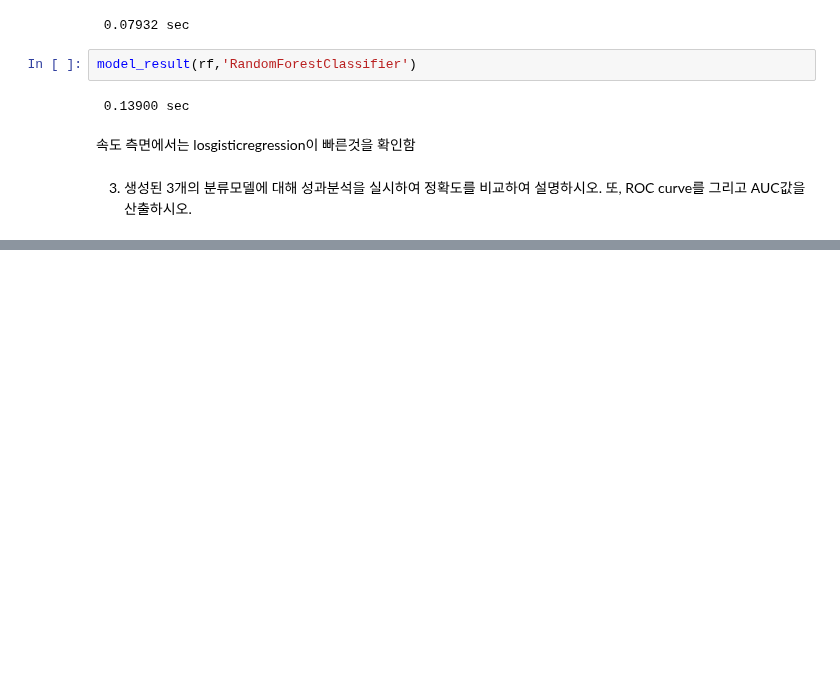
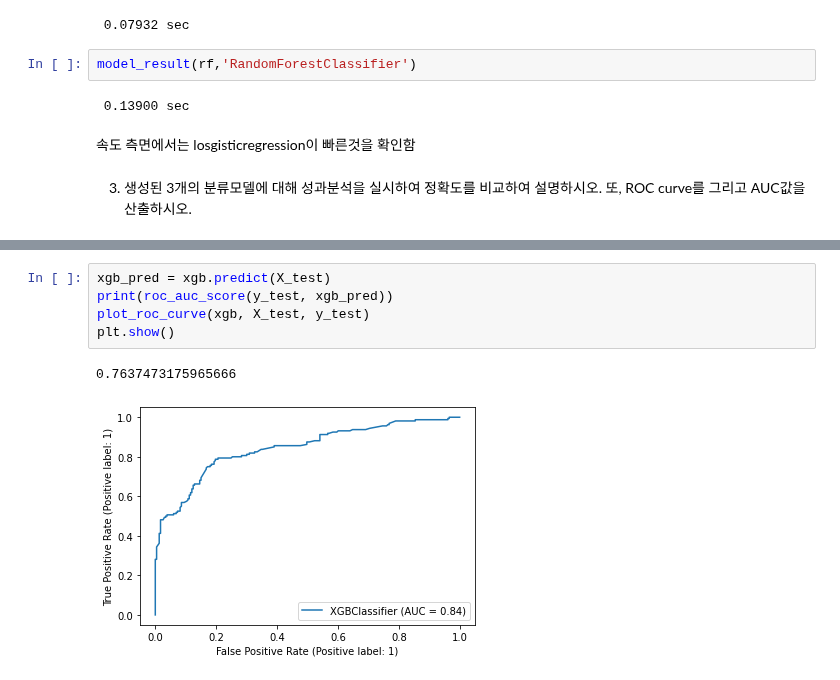
Before and after one commit to suhyehye/ADP-study, a Jupyter notebook: 03.모의고사/데이터에듀/2회/2. 정형데이터마이닝.ipynb, the cells around one changed output, grey strips where cells are left out. Saved outputs shown, nothing was run; the diff lists cells and outputs as text; blank space fills up the shorter version.

```diff
--- a/03.모의고사/데이터에듀/2회/2. 정형데이터마이닝.ipynb
+++ b/03.모의고사/데이터에듀/2회/2. 정형데이터마이닝.ipynb
@@ -184,0 +197,8 @@ model_result(rf,'RandomForestClassifier')
+# %%
+xgb_pred = xgb.predict(X_test)
+print(roc_auc_score(y_test, xgb_pred))
+plot_roc_curve(xgb, X_test, y_test)
+plt.show()
+# %% [output]
+0.7637473175965666
+[figure, added]
```
Also changed, not shown: parts of 3 cells of this notebook.
